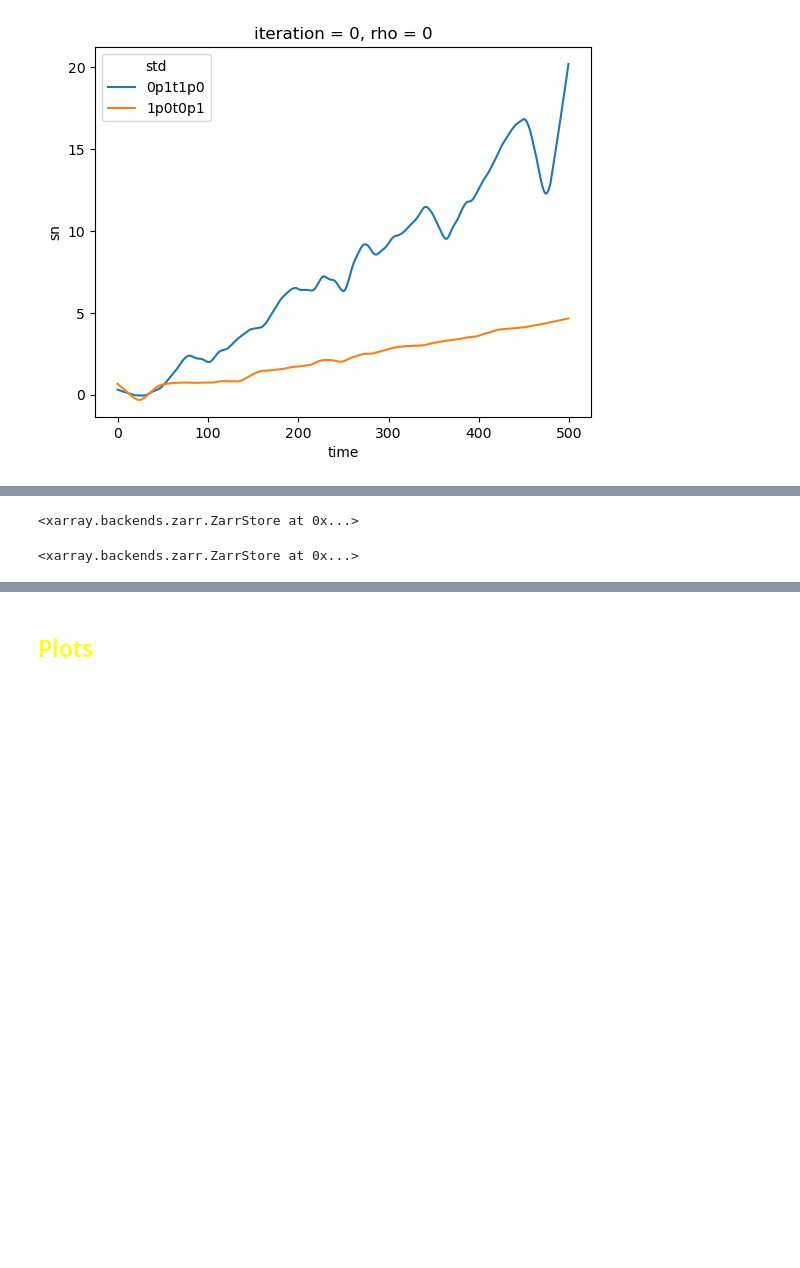
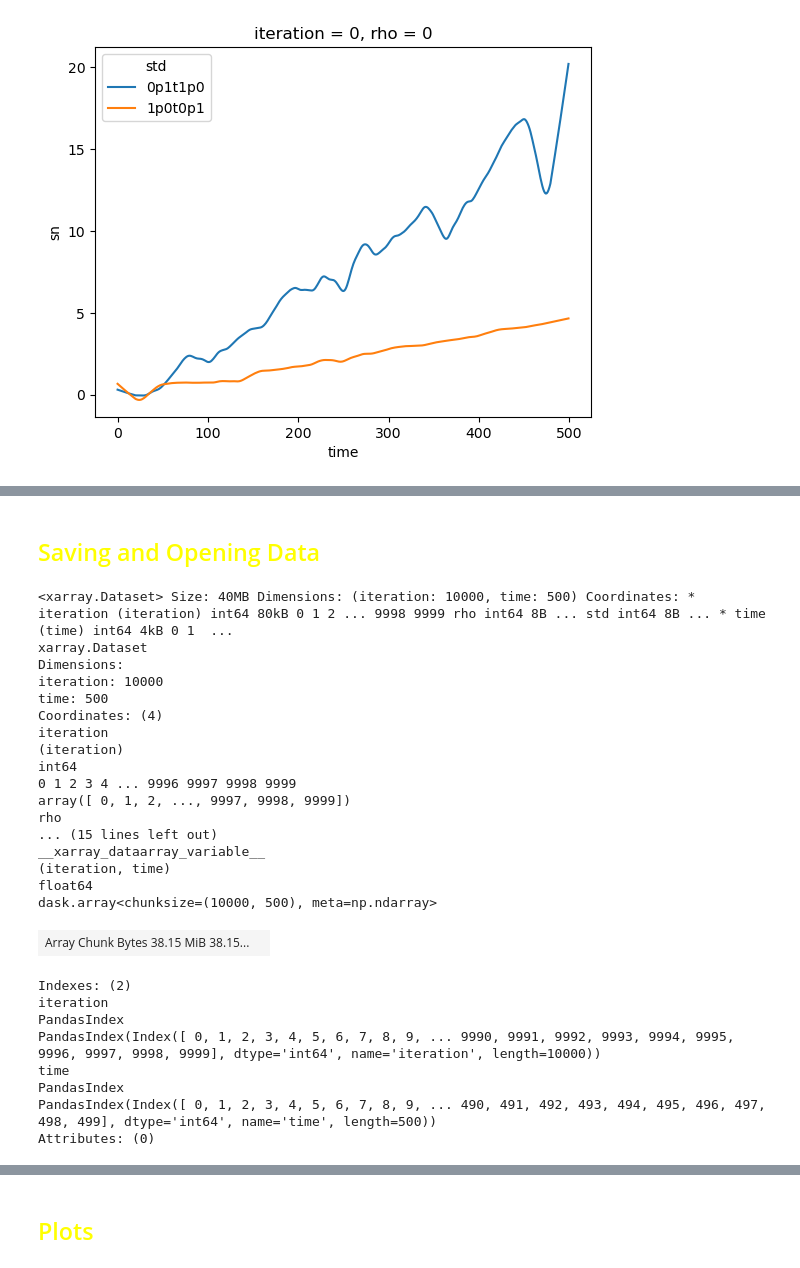
Before and after one commit to alexborowiak/time_of_emergene_drafts, a Jupyter notebook: toplevel_notebooks/06_theoretical_distributions.ipynb, the cells around one changed output, grey strips where cells are left out. Cells and saved outputs as stored; diff of their text form; code cells hidden in the pictures; blank space fills up the shorter version.

```diff
--- a/toplevel_notebooks/06_theoretical_distributions.ipynb
+++ b/toplevel_notebooks/06_theoretical_distributions.ipynb
@@ -1151,8 +1116,2 @@ sn_non_stat_xr.to_zarr(os.path.join(SAVE_DIR, 'sn_non_stat_var.zarr'), mode='w')
-# %%
-ks_non_stat_ds.to_zarr(os.path.join(SAVE_DIR, 'ks_non_stat_var.zarr'), mode='w')
-# %% [output]
-<xarray.backends.zarr.ZarrStore at 0x...>
-# %%
-fga_non_stat_ds.to_zarr(os.path.join(SAVE_DIR, 'ga_non_stat_var.zarr'), mode='w')
-# %% [output]
-<xarray.backends.zarr.ZarrStore at 0x...>
+# %% [markdown]
+<h2 style='color:yellow'>  Saving and Opening Data </h2>
@@ -1158,0 +1126,29 @@ fga_non_stat_ds.to_zarr(os.path.join(SAVE_DIR, 'ga_non_stat_var.zarr'), mode='w'
+# %%
+base_noise_xr
+# %% [output]
+<xarray.Dataset> Size: 40MB Dimensions: (iteration: 10000, time: 500) Coordinates: * iteration (iteration) int64 80kB 0 1 2 ... 9998 9999 rho int64 8B ... std int64 8B ... * time (time) int64 4kB 0 1  ...
+xarray.Dataset
+Dimensions:
+iteration: 10000
+time: 500
+Coordinates: (4)
+iteration
+(iteration)
+int64
+0 1 2 3 4 ... 9996 9997 9998 9999
+array([ 0, 1, 2, ..., 9997, 9998, 9999])
+rho
+... (15 lines left out)
+__xarray_dataarray_variable__
+(iteration, time)
+float64
+dask.array<chunksize=(10000, 500), meta=np.ndarray>
+| Array Chunk Bytes 38.15 MiB 38.15... |  |
+Indexes: (2)
+iteration
+PandasIndex
+PandasIndex(Index([ 0, 1, 2, 3, 4, 5, 6, 7, 8, 9, ... 9990, 9991, 9992, 9993, 9994, 9995, 9996, 9997, 9998, 9999], dtype='int64', name='iteration', length=10000))
+time
+PandasIndex
+PandasIndex(Index([ 0, 1, 2, 3, 4, 5, 6, 7, 8, 9, ... 490, 491, 492, 493, 494, 495, 496, 497, 498, 499], dtype='int64', name='time', length=500))
+Attributes: (0)
```
Also changed, not shown: parts of 18 cells of this notebook, 13 other files.
